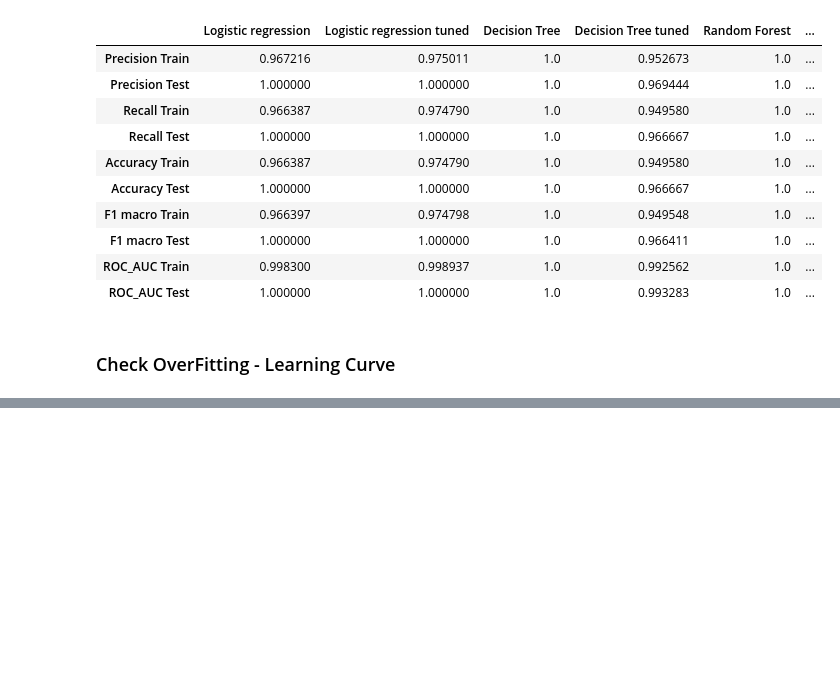
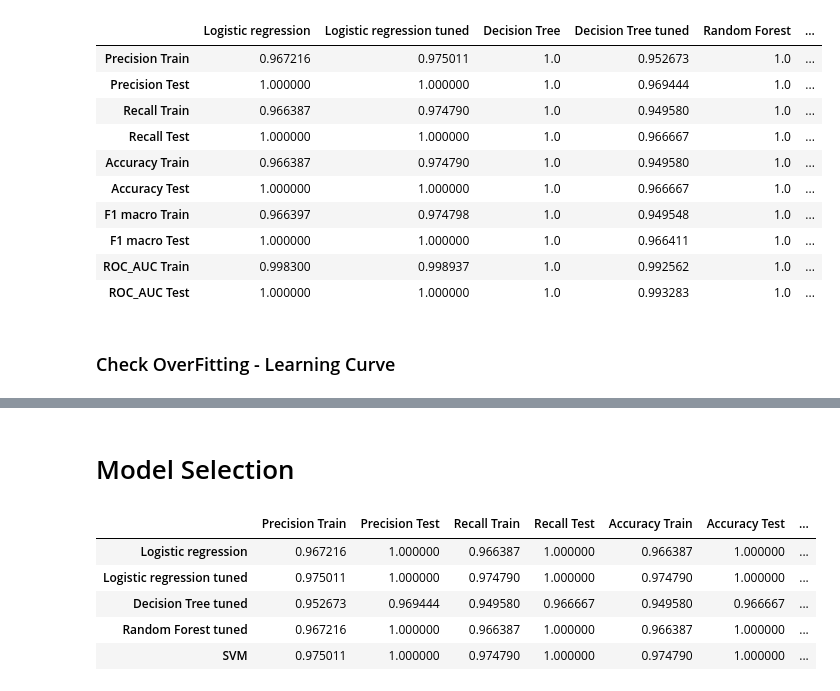
Before and after one commit to Aya11ali/Iris_Flower_Classification, a Jupyter notebook: Iris_Flower_Classification.ipynb, the cells around one changed output, grey strips where cells are left out. Drawn from its saved outputs; the diff is of its cells as text; code cells hidden in the pictures; blank space fills up the shorter version.

```diff
--- a/Iris_Flower_Classification.ipynb
+++ b/Iris_Flower_Classification.ipynb
@@ -667,0 +681,3 @@ plot_learning_curve(RandomForestClassifier(**best_params, random_state=0), x_tra
+# %%
+score['SVM'] =  model_.model_score
+score
@@ -667,0 +728,3 @@ plot_learning_curve(RandomForestClassifier(**best_params, random_state=0), x_tra
+# %%
+score['SVM tuned'] =  model_.model_score
+score
@@ -667,0 +754,18 @@ plot_learning_curve(RandomForestClassifier(**best_params, random_state=0), x_tra
+# %% [markdown]
+# Model Selection
+# %%
+
+# Removing the overfitted models which have precision, recall, f1 scores for train as 1
+score_t = score.transpose()            # taking transpose of the score dataframe to create new difference column
+remove_models = score_t[score_t['Recall Train']>=0.98].index
+remove_models
+
+adj = score_t.drop(remove_models)
+adj
+# %% [output]
+|  | Precision Train | Precision Test | Recall Train | Recall Test | Accuracy Train | Accuracy Test | ... |
+| Logistic regression | 0.967216 | 1.000000 | 0.966387 | 1.000000 | 0.966387 | 1.000000 | ... |
+| Logistic regression tuned | 0.975011 | 1.000000 | 0.974790 | 1.000000 | 0.974790 | 1.000000 | ... |
+| Decision Tree tuned | 0.952673 | 0.969444 | 0.949580 | 0.966667 | 0.949580 | 0.966667 | ... |
+| Random Forest tuned | 0.967216 | 1.000000 | 0.966387 | 1.000000 | 0.966387 | 1.000000 | ... |
+| SVM | 0.975011 | 1.000000 | 0.974790 | 1.000000 | 0.974790 | 1.000000 | ... |
```
Also changed, not shown: parts of 15 cells of this notebook.
